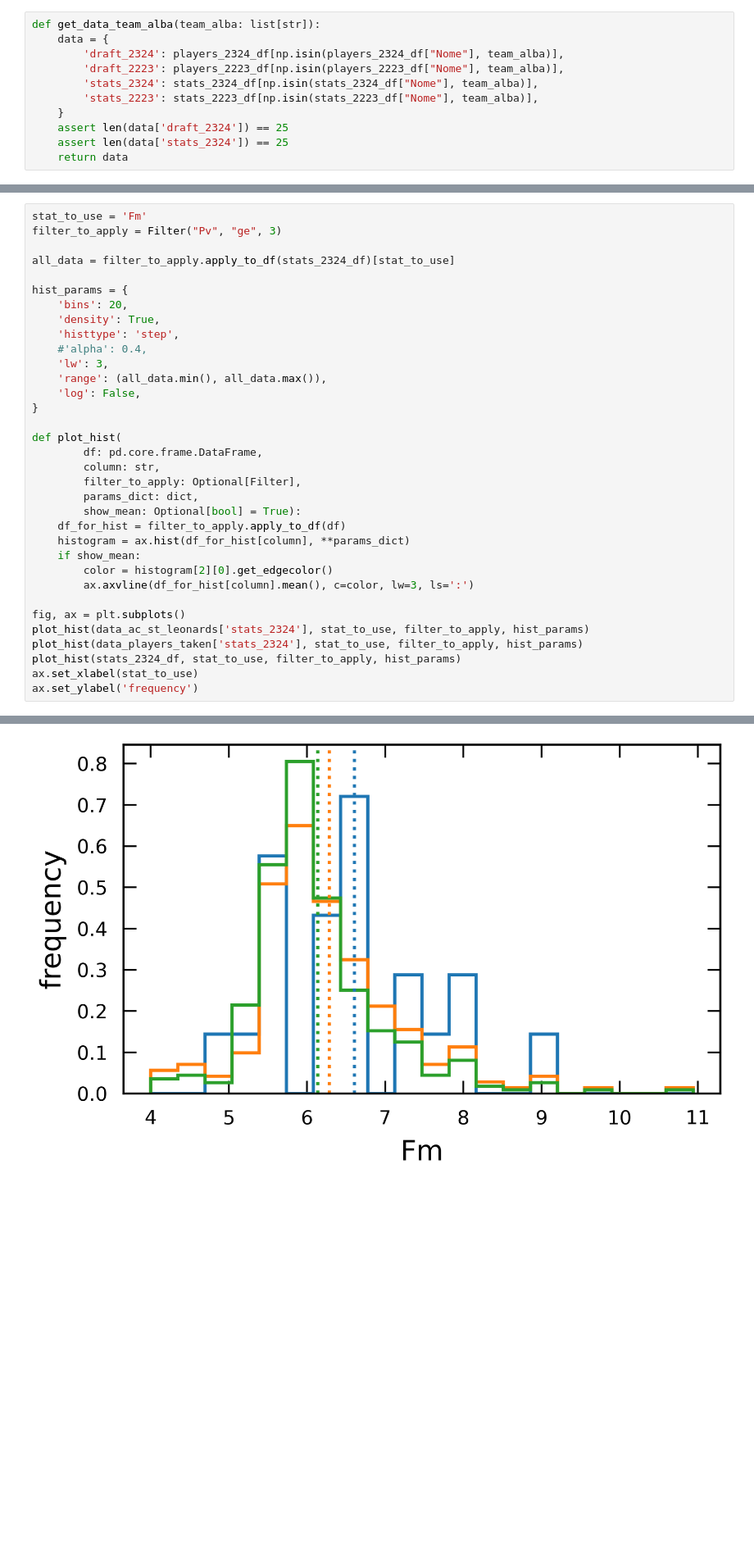
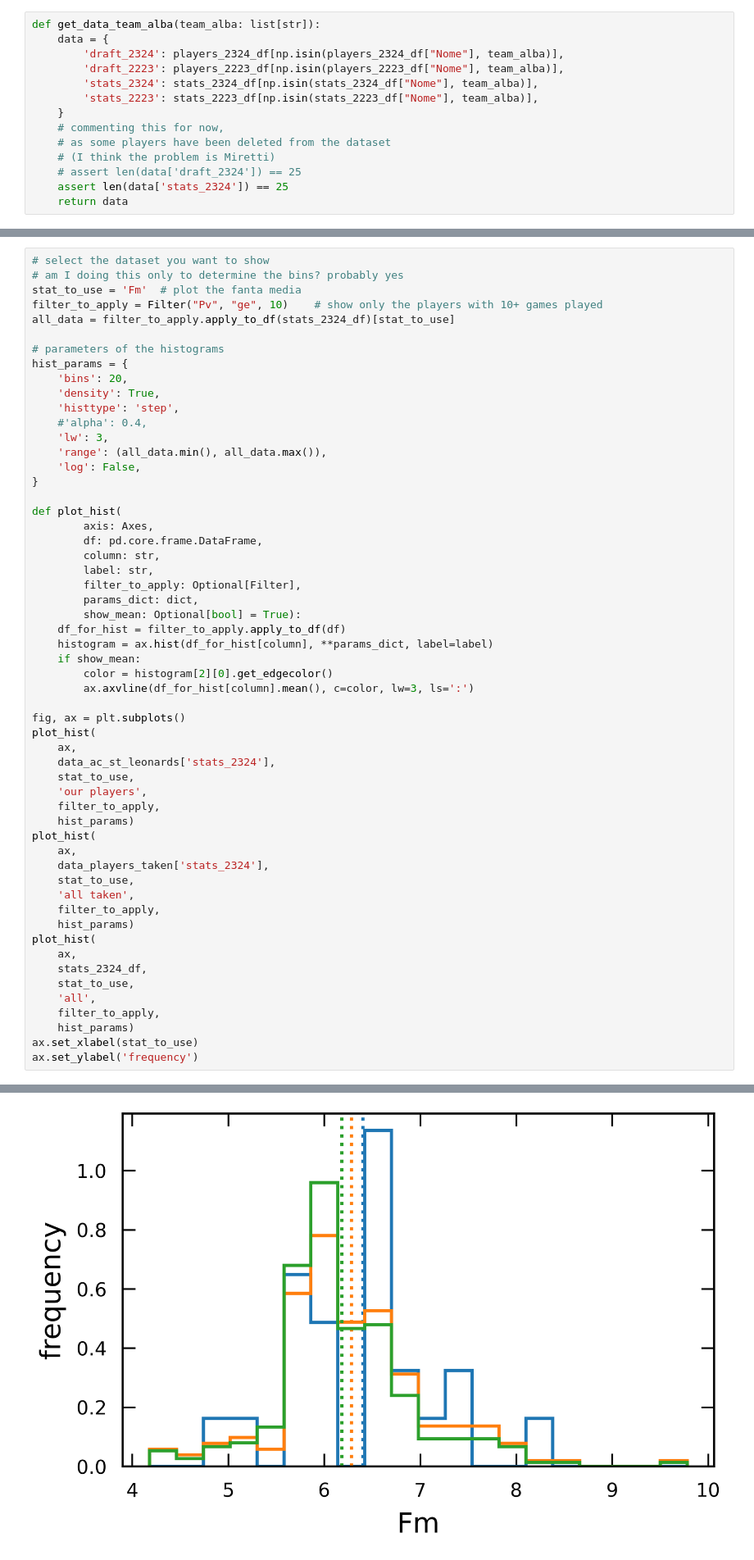
Before and after one commit to AndreaIncatasciato/fantacalcio, a Jupyter notebook: fantacalcio_analysis.ipynb, the cells around one changed output, grey strips where cells are left out. Shown at 82% size. Saved outputs shown, nothing was run; the diff lists cells and outputs as text; blank space fills up the shorter version.

```diff
--- a/fantacalcio_analysis.ipynb
+++ b/fantacalcio_analysis.ipynb
@@ -276,7 +278,10 @@ def get_data_team_alba(team_alba: list[str]):
         'stats_2324': stats_2324_df[np.isin(stats_2324_df["Nome"], team_alba)],
         'stats_2223': stats_2223_df[np.isin(stats_2223_df["Nome"], team_alba)],
     }
-    assert len(data['draft_2324']) == 25
+    # commenting this for now,
+    # as some players have been deleted from the dataset
+    # (I think the problem is Miretti)
+    # assert len(data['draft_2324']) == 25
     assert len(data['stats_2324']) == 25
     return data
 # %%
@@ -391,39 +395,61 @@ filtered_df.sort_values('Fm', ascending=False)
 # %% [markdown]
 # plotting some stats
 # %%
-stat_to_use = 'Fm'
-filter_to_apply = Filter("Pv", "ge", 3)
-
+# select the dataset you want to show
+# am I doing this only to determine the bins? probably yes
+stat_to_use = 'Fm'  # plot the fanta media
+filter_to_apply = Filter("Pv", "ge", 10)    # show only the players with 10+ games played
 all_data = filter_to_apply.apply_to_df(stats_2324_df)[stat_to_use]
 
+# parameters of the histograms
 hist_params = {
     'bins': 20,
     'density': True,
     'histtype': 'step',
     #'alpha': 0.4,
     'lw': 3,
     'range': (all_data.min(), all_data.max()),
     'log': False,
 }
 
 def plot_hist(
+        axis: Axes,
         df: pd.core.frame.DataFrame,
         column: str,
+        label: str,
         filter_to_apply: Optional[Filter],
         params_dict: dict,
         show_mean: Optional[bool] = True):
     df_for_hist = filter_to_apply.apply_to_df(df)
-    histogram = ax.hist(df_for_hist[column], **params_dict)
+    histogram = ax.hist(df_for_hist[column], **params_dict, label=label)
     if show_mean:
         color = histogram[2][0].get_edgecolor()
         ax.axvline(df_for_hist[column].mean(), c=color, lw=3, ls=':')
 
 fig, ax = plt.subplots()
-plot_hist(data_ac_st_leonards['stats_2324'], stat_to_use, filter_to_apply, hist_params)
-plot_hist(data_players_taken['stats_2324'], stat_to_use, filter_to_apply, hist_params)
-plot_hist(stats_2324_df, stat_to_use, filter_to_apply, hist_params)
+plot_hist(
+    ax,
+    data_ac_st_leonards['stats_2324'],
+    stat_to_use,
+    'our players',
+    filter_to_apply,
+    hist_params)
+plot_hist(
+    ax,
+    data_players_taken['stats_2324'],
+    stat_to_use,
+    'all taken',
+    filter_to_apply,
+    hist_params)
+plot_hist(
+    ax,
+    stats_2324_df,
+    stat_to_use,
+    'all',
+    filter_to_apply,
+    hist_params)
 ax.set_xlabel(stat_to_use)
 ax.set_ylabel('frequency')
 # %% [output]
 Text(0, 0.5, 'frequency')
-[figure, old version]
+[figure, new version]
```
Also changed, not shown: parts of 10 cells of this notebook.
